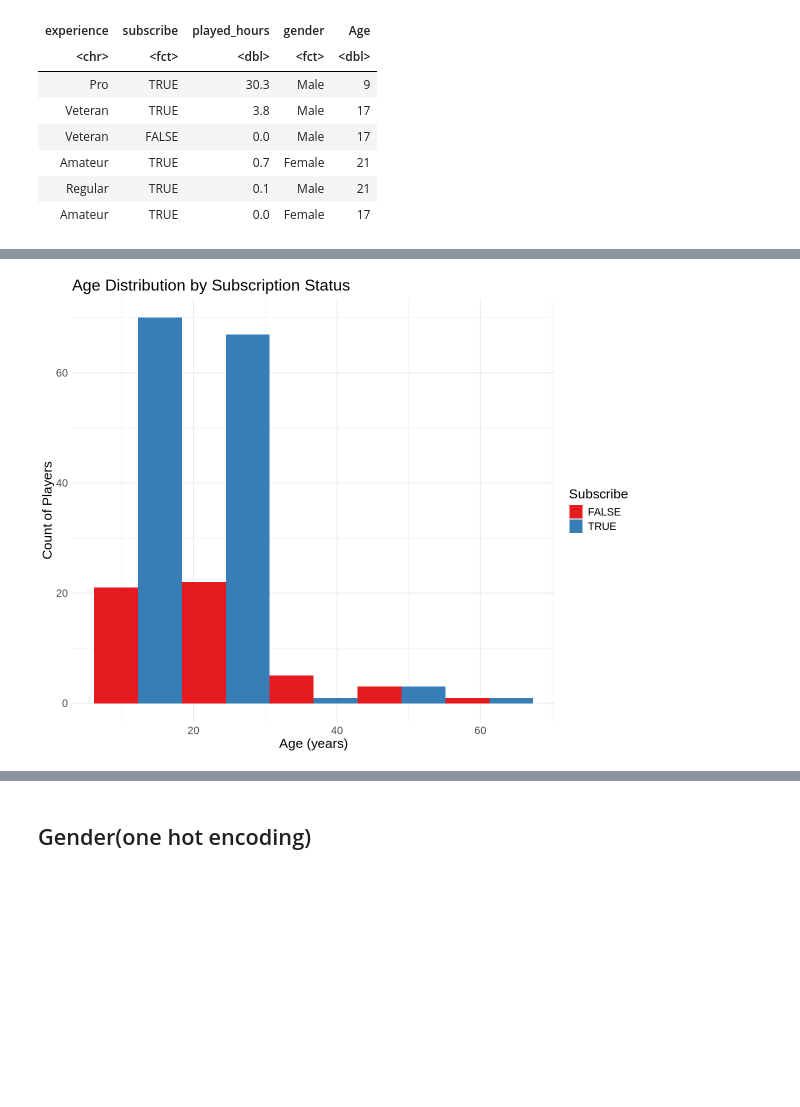
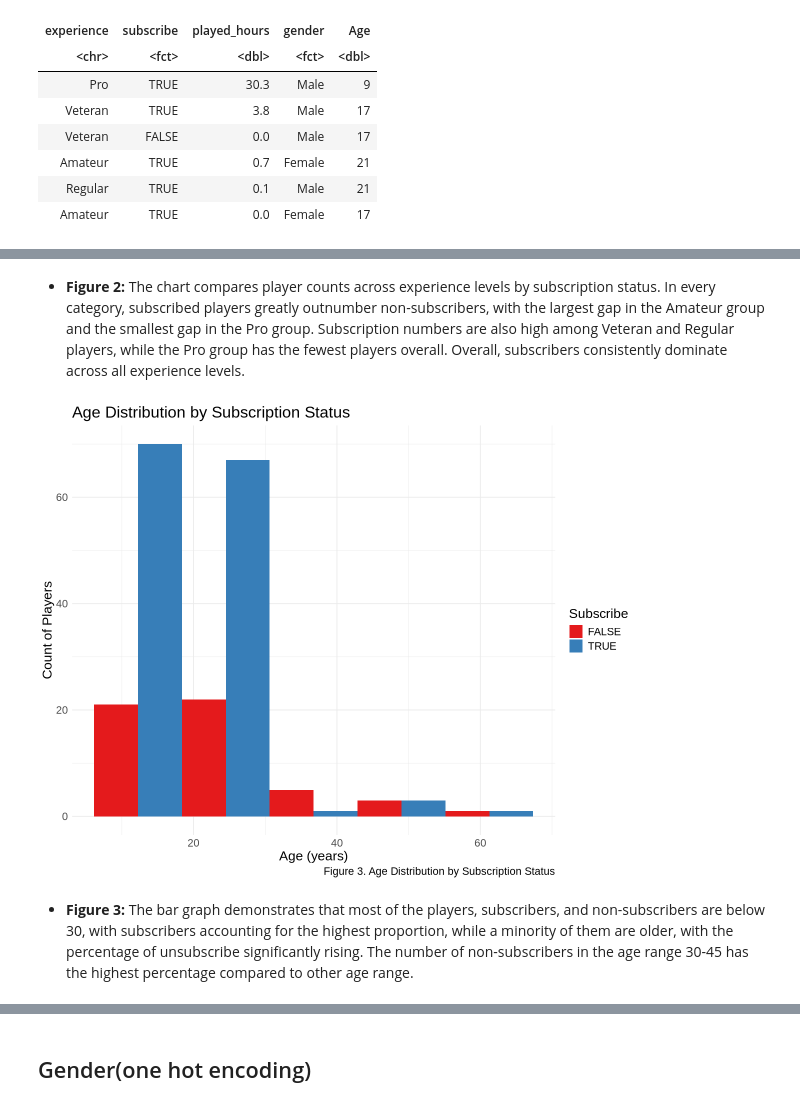
Before and after one commit to SusieFeng316/minecraft_project, a Jupyter notebook: Group.ipynb, the cells around one changed output, grey strips where cells are left out. Cells and saved outputs as stored; diff of their text form; code cells hidden in the pictures; blank space fills up the shorter version.

Commit message:
change event level to second, edit formatting of intro

```diff
--- a/Group.ipynb
+++ b/Group.ipynb
@@ -159,12 +151,16 @@ ggplot(clean_players, aes(x = experience, fill = subscribe)) +
+# %% [markdown]
+- **Figure 2:**  The chart compares player counts across experience levels by subscription status. In every category, subscribed players greatly outnumber non-subscribers, with the largest gap in the Amateur group and the smallest gap in the Pro group. Subscription numbers are also high among Veteran and Regular players, while the Pro group has the fewest players overall. Overall, subscribers consistently dominate across all experience levels.
 # %%
 options(repr.plot.width = 10, repr.plot.height = 8)
 ggplot(clean_players, aes(x = Age, fill = subscribe)) +
   geom_histogram(position = "dodge", bins = 5) +
   labs(title = "Age Distribution by Subscription Status",
-       x = "Age (years)", y = "Count of Players", fill = "Subscribe") +
+       x = "Age (years)", y = "Count of Players", fill = "Subscribe", caption= "Figure 3. Age Distribution by Subscription Status") +
   theme_minimal() +theme(text = element_text(size=16)) + scale_fill_brewer(palette = 'Set1')
 # %% [output]
-[figure, old version]
+[figure, new version]
+# %% [markdown]
+- **Figure 3:** The bar graph demonstrates that most of the players, subscribers, and non-subscribers are below 30, with subscribers accounting for the highest proportion, while a minority of them are older, with the percentage of unsubscribe significantly rising. The number of non-subscribers in the age range 30-45 has the highest percentage compared to other age range.
 # %%
 options(repr.plot.width = 10, repr.plot.height = 8)
 ggplot(clean_players, aes(x = gender, fill = subscribe)) +
```
Also changed, not shown: parts of 22 cells of this notebook.
